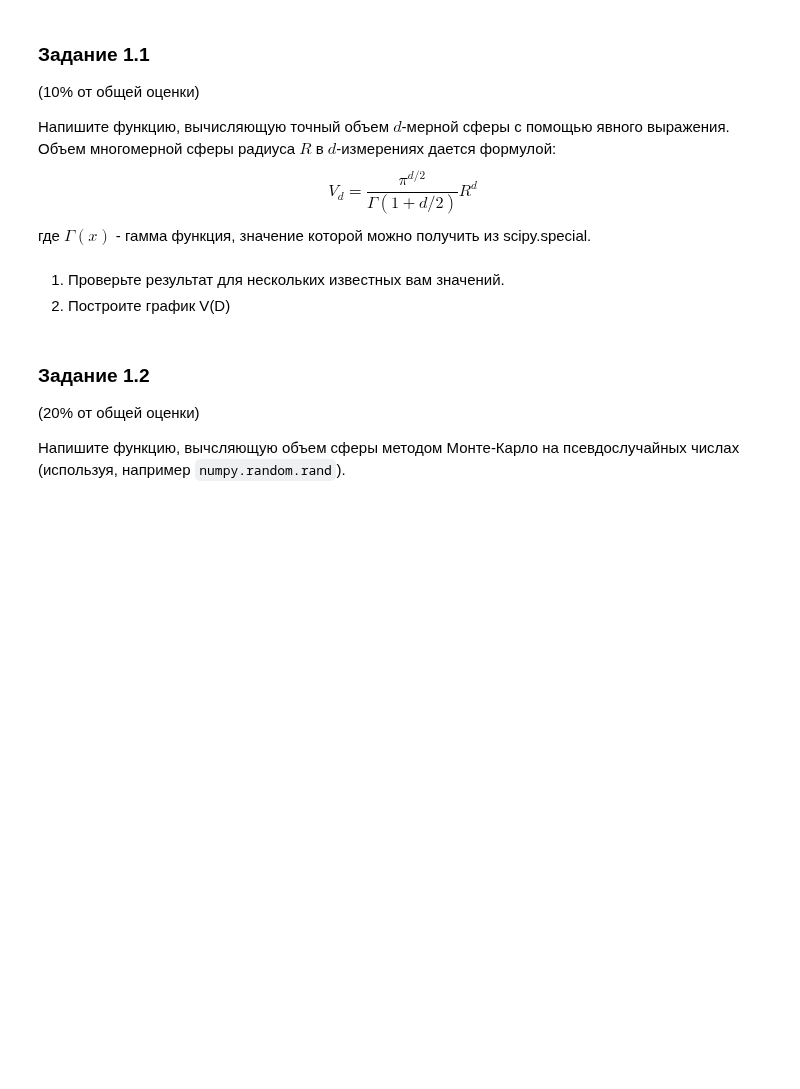
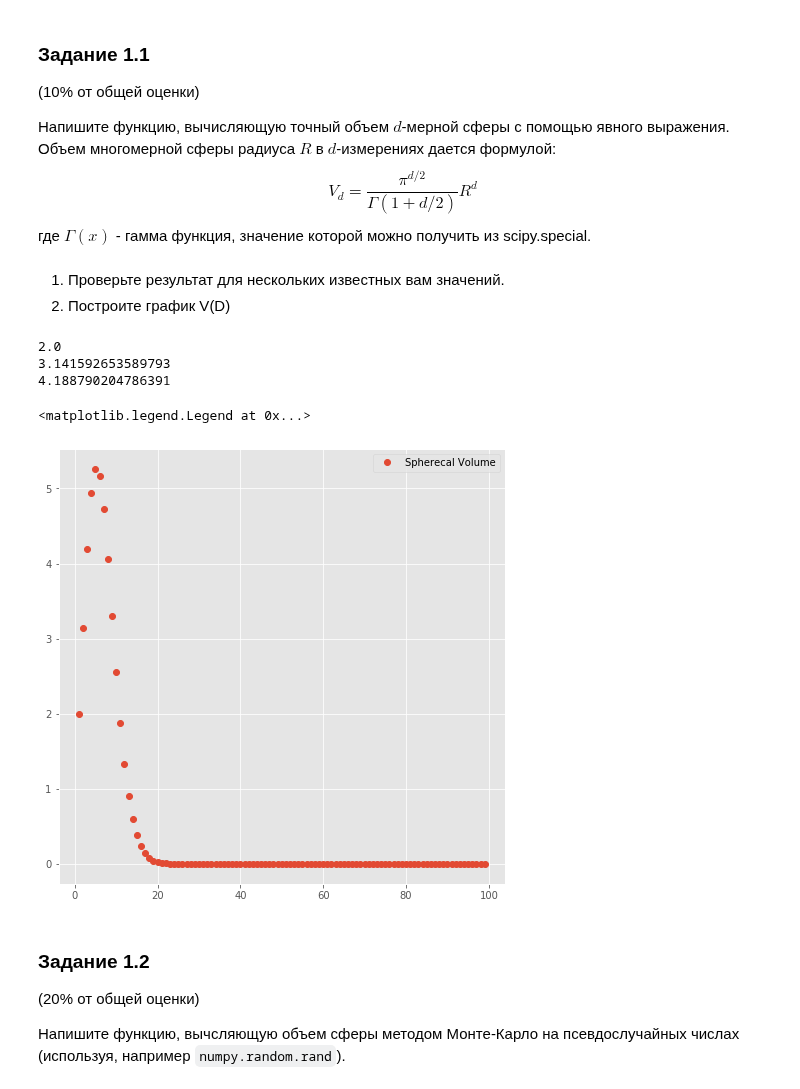
Before and after one commit to ev-br/CP2020, a Jupyter notebook: week_9_Monte-Carlo.ipynb, the cells around one changed output. Cells and saved outputs as stored; diff of their text form; code cells hidden in the pictures; blank space fills up the shorter version.

```diff
--- a/week_9_Monte-Carlo.ipynb
+++ b/week_9_Monte-Carlo.ipynb
@@ -8,8 +8,7 @@
 import numpy as np
 import matplotlib.pyplot as plt
 import scipy.special as sp
-plt.style.use('ggplot')
-%matplotlib notebook
+rndm = np.random.RandomState(12345)
 # %% [markdown]
 ## Задание 1
 Вычислим объем многомерной сферы в большом количестве измерений.
@@ -36,8 +35,7 @@ def getSphereVolumeExact(D, R = 1.0):
     Функция возвращает:
     V - float, объем сферы
     """
-    V = 1
-    return V
+    return np.pi**(D/2)/sp.gamma(1+D/2)*R**(D)
 # %% [markdown]
 1. Проверьте результат для нескольких известных вам значений.
 2. Построите график V(D)
@@ -46,3 +42,22 @@ def getSphereVolumeExact(D, R = 1.0):
+# %%
+for j in range (1,4):
+    print(getSphereVolumeExact(j))
+
+
+vol = np.array([])
+for k in range(1,100):
+    vol = np.append(vol, getSphereVolumeExact(k))
+
+x_ = np.linspace(1,99,99)
+plt.figure(figsize=(8,8))
+plt.plot(x_,vol,'o',label='Spherecal Volume')
+plt.legend()
+# %% [output]
+2.0
+3.141592653589793
+4.188790204786391
+<matplotlib.legend.Legend at 0x...>
+[figure, added]
 # %% [markdown]
 ### Задание 1.2
 (20% от общей оценки)
```
Also changed, not shown: parts of 5 cells of this notebook.
